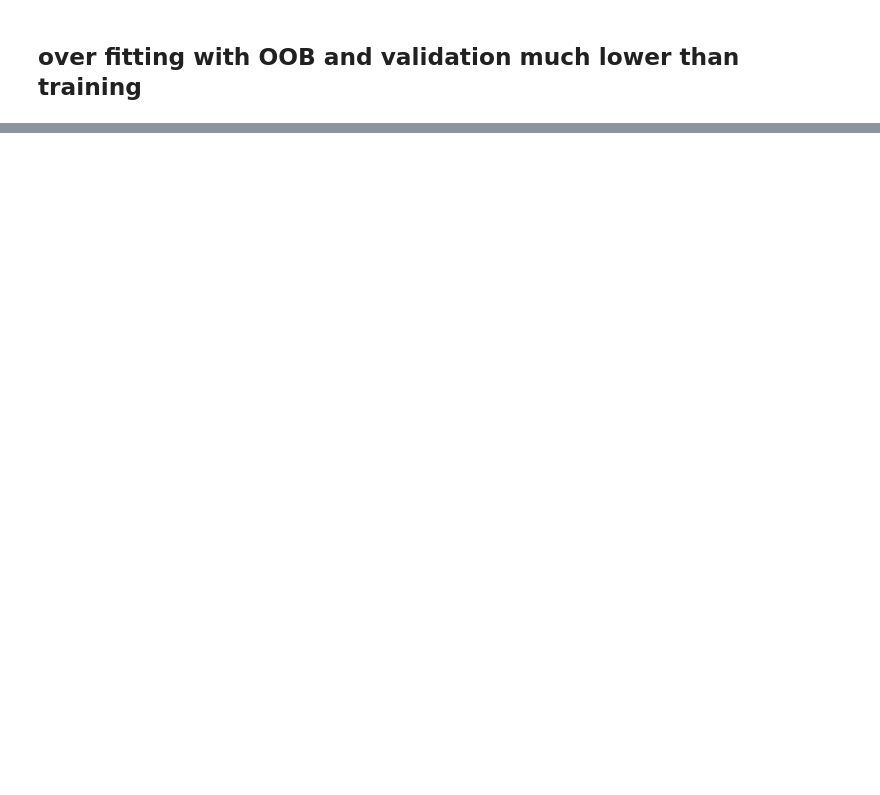
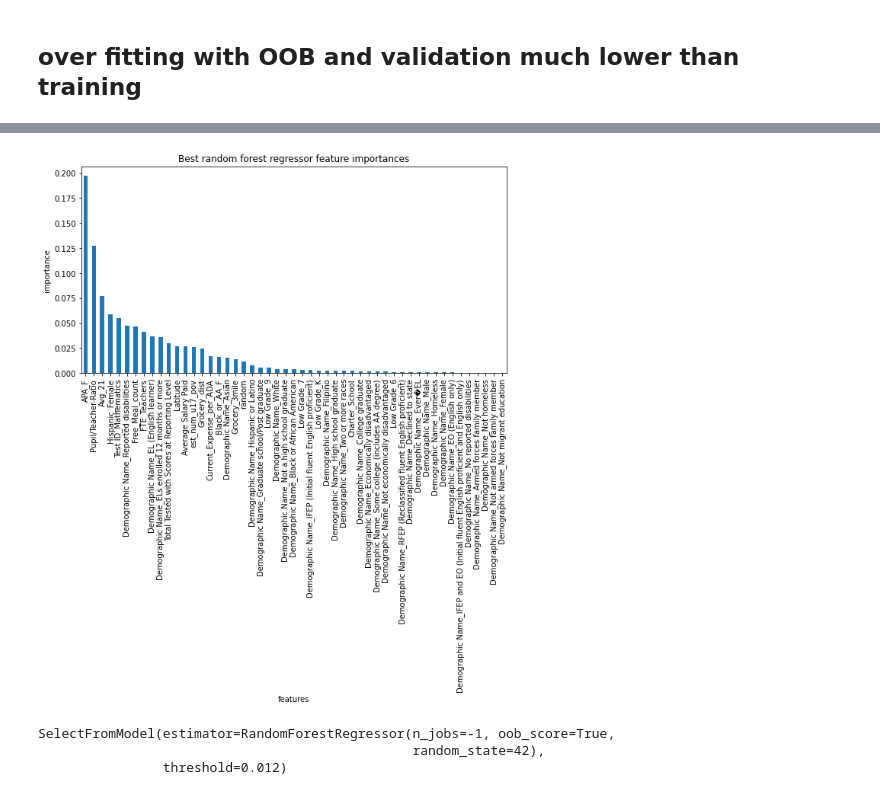
Before and after one commit to misterrustia/California_Testing_Analysis, a Jupyter notebook: notebooks/modeling/linear+Categorical.ipynb, the cells around one changed output, grey strips where cells are left out. Cells and saved outputs as stored; diff of their text form; code cells hidden in the pictures; blank space fills up the shorter version.

Commit message:
rf pipe tuned with select feature, model ready for pickle

```diff
--- a/notebooks/modeling/linear+Categorical.ipynb
+++ b/notebooks/modeling/linear+Categorical.ipynb
@@ -343,0 +395,3 @@ var_imp_plot(base_imp, 'Default feature importance (scikit-learn)')
+# %%
+n_est = [int(n) for n in np.logspace(1,3,10)]
+n_est[:8]
@@ -343,0 +400,12 @@ var_imp_plot(base_imp, 'Default feature importance (scikit-learn)')
+# %%
+grid_params = {
+    'randomforestregressor__n_estimators': n_est[:8],
+#     'StandardScaler':[StandardScaler(),None],
+#     'max_depth':[None,2,3,4,6]
+
+}
+# %%
+rf_grid_cv = GridSearchCV(rf_pipe, param_grid= grid_params, cv=5, n_jobs=-1)
+# %%
+rf_grid_cv.fit(X_train,y_train)
+rf_grid_cv.best_params_
@@ -343,0 +444,10 @@ var_imp_plot(base_imp, 'Default feature importance (scikit-learn)')
+# %%
+plt.subplots(figsize=(10, 5))
+imps = rf_grid_cv.best_estimator_.named_steps.randomforestregressor.feature_importances_
+rf_feat_imps = pd.Series(imps, index=X_train.columns).sort_values(ascending=False)
+rf_feat_imps.plot(kind='bar')
+plt.xlabel('features')
+plt.ylabel('importance')
+plt.title('Best random forest regressor feature importances');
+# %% [output]
+[figure, added]
@@ -343,0 +464,6 @@ var_imp_plot(base_imp, 'Default feature importance (scikit-learn)')
+# %%
+model.fit(X_train,y_train)
+# %% [output]
+SelectFromModel(estimator=RandomForestRegressor(n_jobs=-1, oob_score=True,
+                                                random_state=42),
+                threshold=0.012)
```
Also changed, not shown: parts of 35 cells of this notebook.
